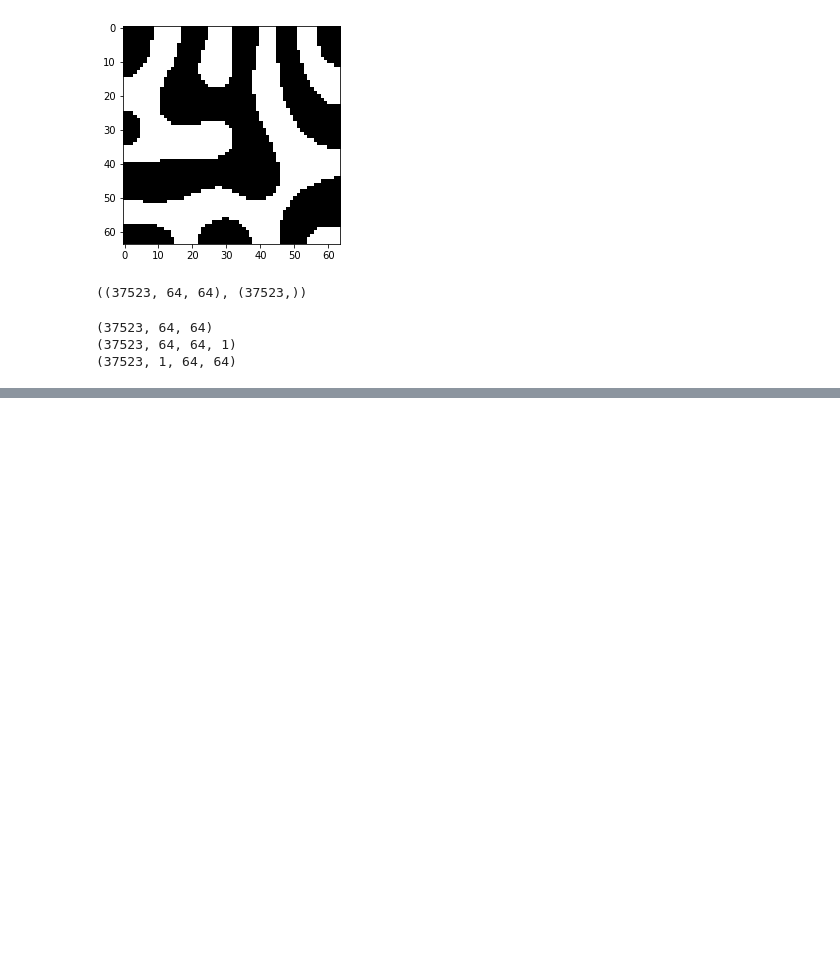
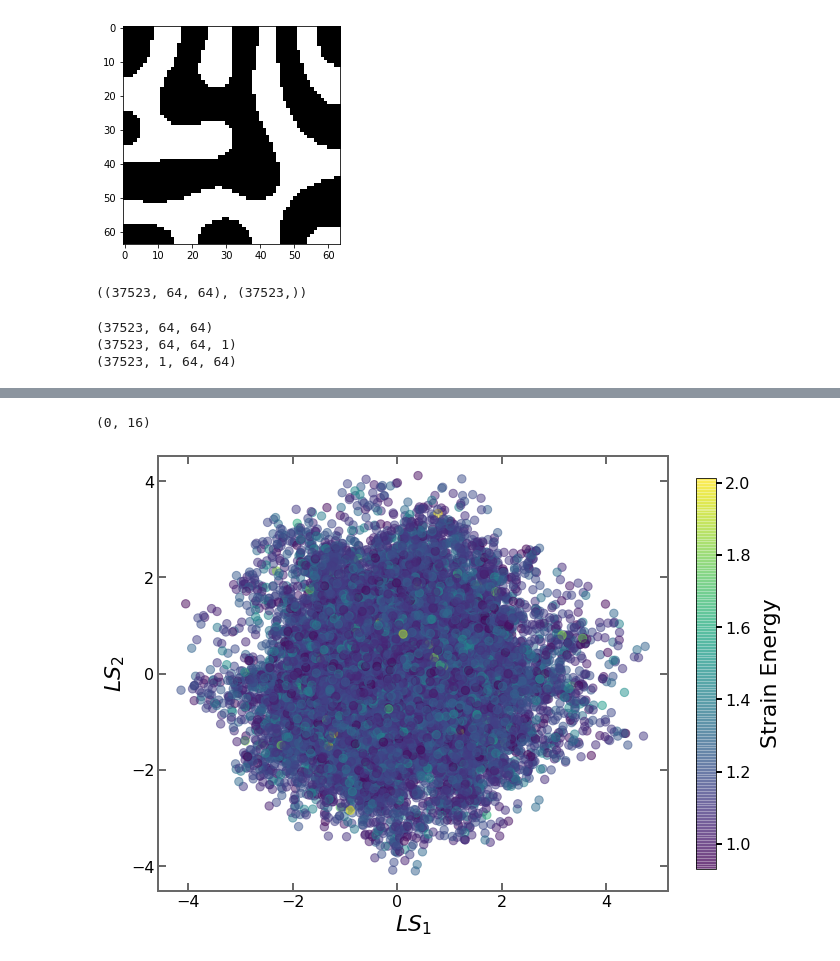
Before and after one commit to sedaoturak/vae_cahn-hilliard, a Jupyter notebook: cVAE_mechanical_MNIST.ipynb, the cells around one changed output, grey strips where cells are left out. Saved outputs shown, nothing was run; the diff lists cells and outputs as text; code cells hidden in the pictures; blank space fills up the shorter version.

```diff
--- a/cVAE_mechanical_MNIST.ipynb
+++ b/cVAE_mechanical_MNIST.ipynb
@@ -363,3 +332,7 @@ model_scripted = torch.jit.script(model.cpu())
 model_scripted.save(os.path.join('/content/drive/MyDrive/', f'mech_MNIST-scripted.pt'))
 # %%
 torch.save(model.state_dict(), PATH)
+# %%
+PATH = '/content/drive/MyDrive/mech_MNIST_ls16'
+model = torch.load(PATH)
+device = torch.device('cuda' if torch.cuda.is_available() else 'cpu')
@@ -365,0 +363,11 @@ torch.save(model.state_dict(), PATH)
+# %%
+reconstructed_images = []
+z_train = np.zeros((0,16))
+strain_energy = np.zeros((0,1))
+for i, (d,t) in tqdm(enumerate(trainloader)):
+  d = d.to(device)
+  z, _, _, out = model(d)
+  reconstructed_images.append(out.cpu().detach().numpy())
+  z_train = np.vstack([z_train,z.cpu().detach().numpy()])
+  strain_energy = np.vstack([strain_energy, t.cpu().detach().numpy()])
+strain_energy = strain_energy.ravel()
@@ -365,0 +376,33 @@ torch.save(model.state_dict(), PATH)
+# %%
+np.vstack([np.zeros((0,16)), np.ones((0,16))]).shape
+# %% [output]
+(0, 16)
+# %%
+from sklearn.decomposition import PCA
+pca = PCA(n_components=2)
+z_projected = pca.fit_transform(z_train)
+# %%
+z_train_labels = [e[indx,6] for indx in trainset.indices]
+# %%
+z = z_projected
+
+fig, ax = plt.subplots(figsize=(10, 8))
+font_size=22
+tick_size=16
+
+sc = ax.scatter(*z.T, s=70, c=z_train_labels, cmap='viridis', alpha=0.5)
+
+ax.set_xlabel("$LS_{1}$", fontsize=font_size)
+ax.set_ylabel("$LS_{2}$", fontsize=font_size)
+
+plt.setp(ax.spines.values(), linewidth=2, color='dimgrey')
+ax.xaxis.set_tick_params(width=2, color='dimgrey')
+ax.yaxis.set_tick_params(width=2, color='dimgrey')
+ax.tick_params(direction='in', length=8, labelsize=tick_size,
+              top=True, right=True)
+
+cbar = plt.colorbar(sc,fraction=0.035, pad=0.05)
+cbar.set_label(label='Strain Energy', labelpad=10, size=font_size)
+cbar.ax.tick_params(length=6, width=2,labelsize=tick_size)
+# %% [output]
+[figure, added]
```
Also changed, not shown: parts of 19 cells of this notebook.
